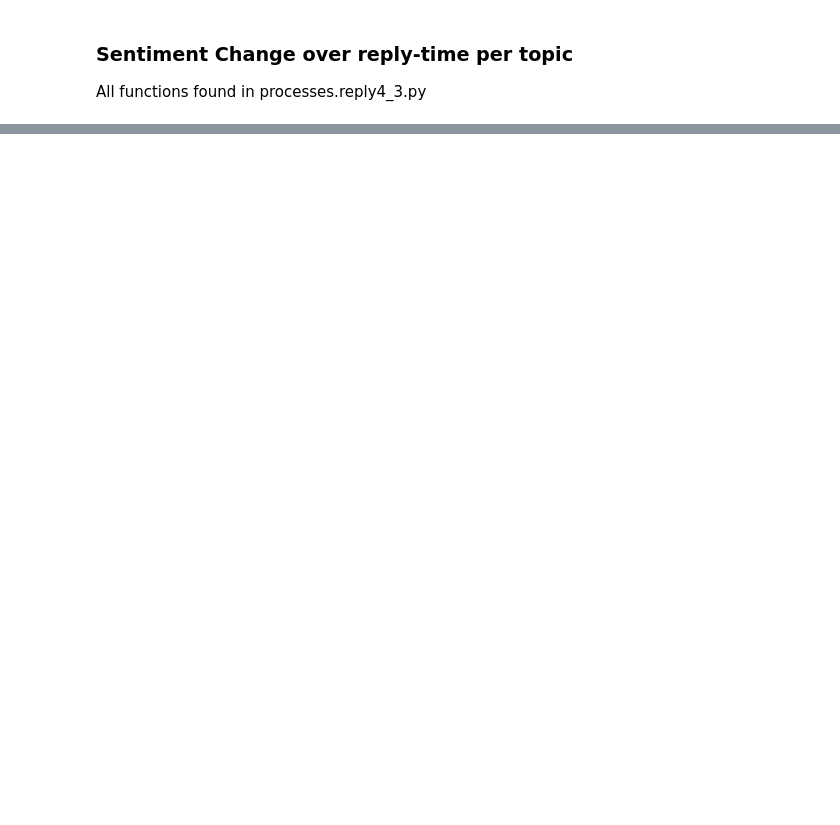
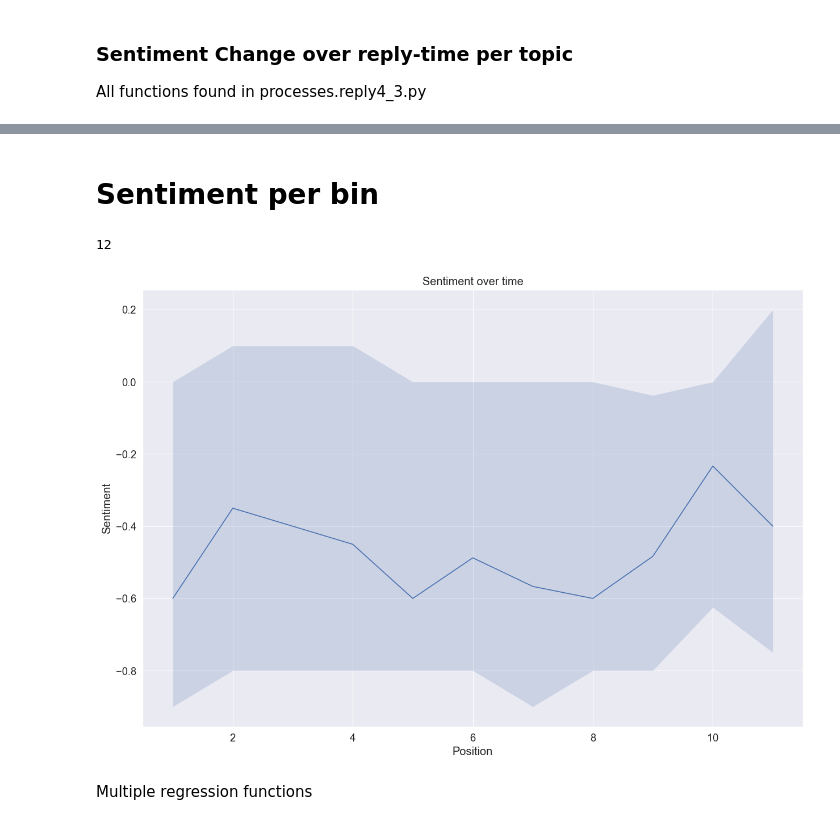
Before and after one commit to danamira/DBL-Data-Challenge, a Jupyter notebook: FINAL VISUALISATIONS.ipynb, the cells around one changed output, grey strips where cells are left out. Drawn from its saved outputs; the diff is of its cells as text; code cells hidden in the pictures; blank space fills up the shorter version.

```diff
--- a/FINAL VISUALISATIONS.ipynb
+++ b/FINAL VISUALISATIONS.ipynb
@@ -391,0 +424,51 @@ fig.suptitle('Sentiment Change over Airline Reply-Time in Conversations, Per Top
+# %% [markdown]
+# Sentiment per bin
+# %%
+file_path = Path("./output/sentiment_per_bin.csv")
+
+# for each position, get 75%, 50%, 25% percentile
+df = pd.read_csv(file_path)
+# drop all columns not within the time frame
+df = df[df["Tend"] <= end_date_unix]
+df = df[df["Tstart"] >= start_date_unix]
+
+# drop time columns
+df = df.drop(columns=["Tstart", "Tend"])
+
+# drop the bin_id column
+df = df.drop(columns=["bin_id"])
+
+# group the rows by bin_position
+df = df.groupby(["bin_position"]).agg(lambda x: list(x))
+
+df["75%"] = df["sentiment"].apply(lambda x: pd.Series(x).quantile(0.75))
+df["50%"] = df["sentiment"].apply(lambda x: pd.Series(x).quantile(0.50))
+df["25%"] = df["sentiment"].apply(lambda x: pd.Series(x).quantile(0.25))
+
+# show the lengths per position
+df["length"] = df["sentiment"].apply(lambda x: len(x))
+
+# find the first row that has a length of 5
+small_rows = df[df["length"] <= 5]
+
+# get the index of the first row
+first_small_row = small_rows.index[0]
+print(first_small_row)
+
+# drop all rows after the first small row
+df = df.drop(df.index[(first_small_row - 1):])
+df = df.drop(columns=["length"])
+# %% [output]
+12
+# %%
+# Plot the line graph, coloring the area between 75% and 25%
+ax = df.plot(y="50%", figsize=(15, 10), legend=False)
+ax.fill_between(df.index, df["75%"], df["25%"], alpha=0.2)
+ax.set_xlabel("Position")
+ax.set_ylabel("Sentiment")
+ax.set_title("Sentiment over time")
+plt.show()
+# %% [output]
+[figure, added]
+# %% [markdown]
+Multiple regression functions
```
Also changed, not shown: parts of 19 cells of this notebook, 1 other file.
